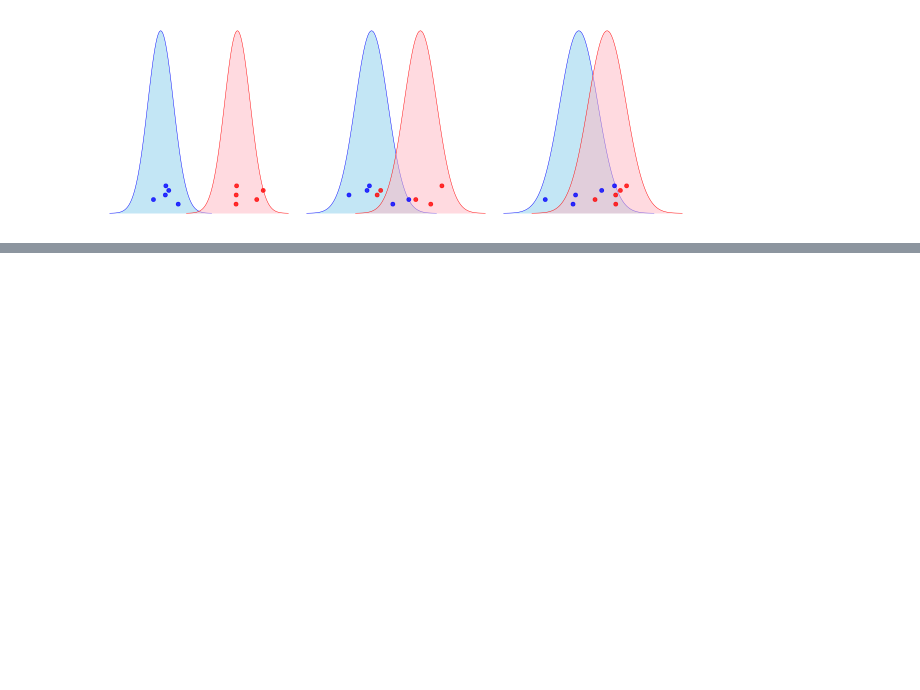
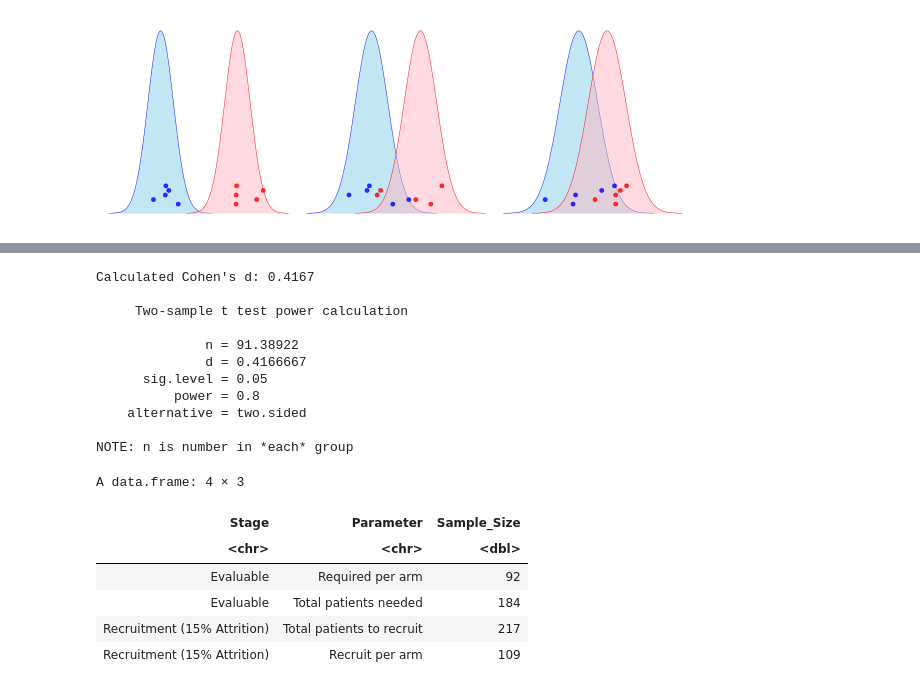
Before and after one commit to manishdatt-edu/biostats, a Jupyter notebook: Power_analysis.ipynb, the cells around one changed output, grey strips where cells are left out. Drawn from its saved outputs; the diff is of its cells as text; code cells hidden in the pictures; blank space fills up the shorter version.

```diff
--- a/Power_analysis.ipynb
+++ b/Power_analysis.ipynb
@@ -142,0 +158,73 @@ Figure: Comparison of normal distributions with little vs. greater overlap. Stat
+# %%
+#| layout-ncol: 2
+#| code-fold: true
+
+library(pwr)
+
+# Define Trial Parameters
+delta <- 0.5       # Target mean difference in HbA1c (%)
+sigma <- 1.2       # Estimated standard deviation (%)
+alpha_level <- 0.05 # Significance level (Type I error)
+target_power <- 0.80 # Desired statistical power (1 - Type II error)
+dropout_rate <- 0.15 # Anticipated patient dropout / attrition rate
+
+# Calculate Cohen's d (Standardized Effect Size)
+# d = difference / standard deviation
+cohens_d <- delta / sigma
+cat("Calculated Cohen's d:", round(cohens_d, 4), "\n")
+
+# Perform Power Analysis for a Two-Sample t-test
+power_result <- pwr.t.test(
+  d = cohens_d,
+  sig.level = alpha_level,
+  power = target_power,
+  type = "two.sample",
+  alternative = "two.sided"
+)
+
+print(power_result)
+
+# Extract and calculate sample sizes
+n_per_arm <- ceiling(power_result$n)
+total_evaluable <- n_per_arm * 2
+
+# Adjust for Attrition
+total_recruited <- ceiling(total_evaluable / (1 - dropout_rate))
+n_per_arm_recruited <- ceiling(total_recruited / 2)
+
+sample_summary <- data.frame(
+  Stage = c("Evaluable", "Evaluable", "Recruitment (15% Attrition)", "Recruitment (15% Attrition)"),
+  Parameter = c(
+    "Required per arm",
+    "Total patients needed",
+    "Total patients to recruit",
+    "Recruit per arm"
+  ),
+  Sample_Size = c(
+    n_per_arm,
+    total_evaluable,
+    total_recruited,
+    n_per_arm_recruited
+  )
+)
+
+sample_summary
+# %% [output]
+Calculated Cohen's d: 0.4167
+
+     Two-sample t test power calculation
+
+              n = 91.38922
+              d = 0.4166667
+      sig.level = 0.05
+          power = 0.8
+    alternative = two.sided
+
+NOTE: n is number in *each* group
+A data.frame: 4 × 3
+| Stage | Parameter | Sample_Size |
+| <chr> | <chr> | <dbl> |
+| Evaluable | Required per arm | 92 |
+| Evaluable | Total patients needed | 184 |
+| Recruitment (15% Attrition) | Total patients to recruit | 217 |
+| Recruitment (15% Attrition) | Recruit per arm | 109 |
```
Also changed, not shown: parts of 10 cells of this notebook, 27 other files.
